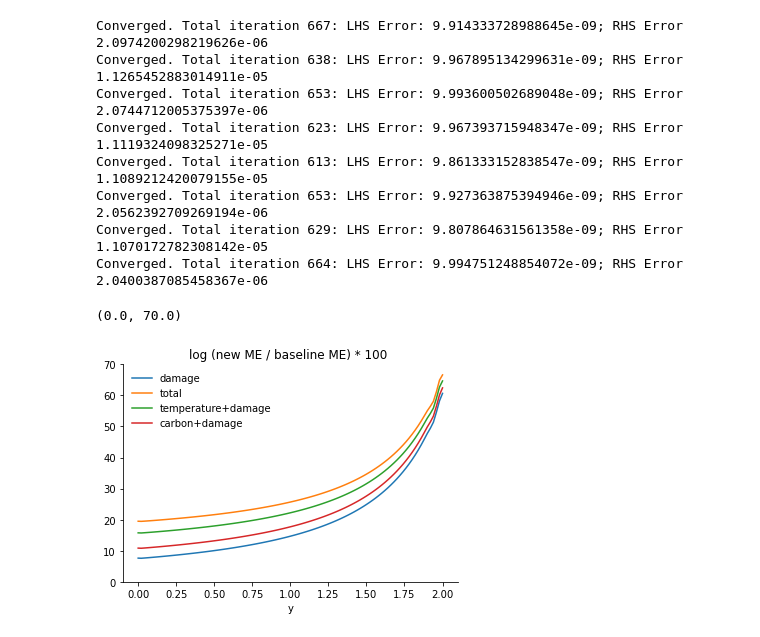
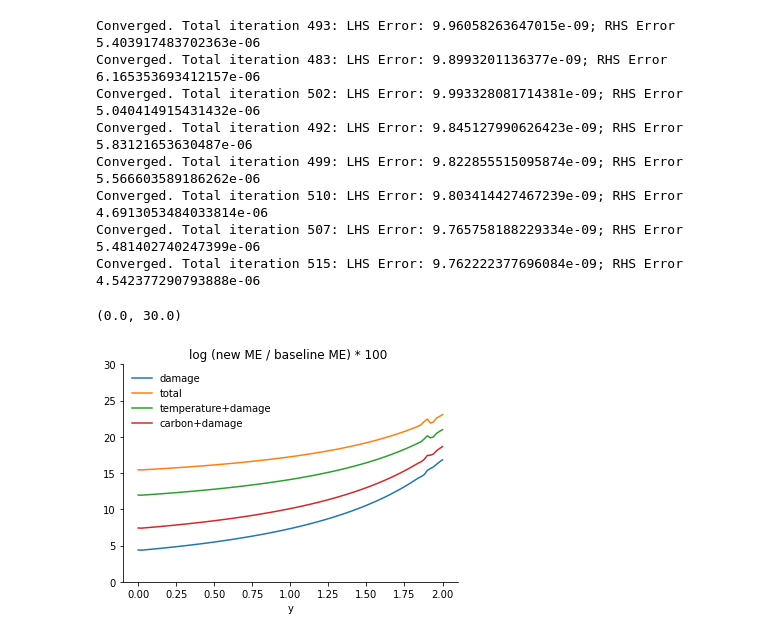
Before and after one commit to lphansen/ClimateUncertaintySpillover, a Jupyter notebook: notebook/uncertainty_decomposition_new.ipynb, the cells around one changed output. Drawn from its saved outputs; the diff is of its cells as text; code cells hidden in the pictures.

```diff
--- a/notebook/uncertainty_decomposition_new.ipynb
+++ b/notebook/uncertainty_decomposition_new.ipynb
@@ -15,13 +15,15 @@ import matplotlib as mpl
 mpl.rcParams['axes.spines.right'] = False
 mpl.rcParams['axes.spines.top'] = False
 # %%
-ξ_w=1000.
-# ξ_p=1./20
-ξ_p=1./40
+ξ_w=100000.
+ξ_p=1./20
+# ξ_p=1./40
 ξ_a=1./10000
 
+# damage_setting={'γ_2p': np.array([0, .0197*2, .3853*2]),
+#                 'πd_o': np.array([1./3, 1./3, 1./3])}
 damage_setting={'γ_2p': np.array([0, .0197*2, .3853*2]),
-                'πd_o': np.array([1./3, 1./3, 1./3])}
+                'πd_o': np.array([.45, .45, .1])}
 
 η = .032
 δ = .01
@@ -60,7 +62,7 @@ for ϕ_i in ϕ_list:
 model_paras = (η, δ, θ, πc_o, σ_y, ξ_w, ξ_p, ξ_a, ς, γ_1, γ_2, y_bar, ϕ_i, πd_o)
 model_res = ode_y_jump_approach_one_boundary(y_grid_short, model_paras,
                                              v0=np.average(ϕ_i, weights=πd_o, axis=0),
-                                             ϵ=.5, tol=1e-8, max_iter=5_000, print_all=False)
+                                             ϵ=.5, tol=1e-8, max_iter=10_000, print_all=False)
 
 ME_total = δ*η/model_res['e_tilde']
 # %% [output]
@@ -158,28 +160,27 @@ model_res_new = uncertainty_decomposition(y_grid_short, model_paras_new,
                                           v0=None, ϵ=.5, tol=1e-8, max_iter=10_000, print_all=False)
 ME_baseline = model_res_new['ME']
 # %% [output]
-Converged. Total iteration 667: LHS Error: 9.914333728988645e-09; RHS Error 2.0974200298219626e-06
-Converged. Total iteration 638: LHS Error: 9.967895134299631e-09; RHS Error 1.1265452883014911e-05
-Converged. Total iteration 653: LHS Error: 9.993600502689048e-09; RHS Error 2.0744712005375397e-06
-Converged. Total iteration 623: LHS Error: 9.967393715948347e-09; RHS Error 1.1119324098325271e-05
-Converged. Total iteration 613: LHS Error: 9.861333152838547e-09; RHS Error 1.1089212420079155e-05
-Converged. Total iteration 653: LHS Error: 9.927363875394946e-09; RHS Error 2.0562392709269194e-06
-Converged. Total iteration 629: LHS Error: 9.807864631561358e-09; RHS Error 1.1070172782308142e-05
-Converged. Total iteration 664: LHS Error: 9.994751248854072e-09; RHS Error 2.0400387085458367e-06
+Converged. Total iteration 493: LHS Error: 9.96058263647015e-09; RHS Error 5.403917483702363e-06
+Converged. Total iteration 483: LHS Error: 9.8993201136377e-09; RHS Error 6.165353693412157e-06
+Converged. Total iteration 502: LHS Error: 9.993328081714381e-09; RHS Error 5.040414915431432e-06
+Converged. Total iteration 492: LHS Error: 9.845127990626423e-09; RHS Error 5.83121653630487e-06
+Converged. Total iteration 499: LHS Error: 9.822855515095874e-09; RHS Error 5.566603589186262e-06
+Converged. Total iteration 510: LHS Error: 9.803414427467239e-09; RHS Error 4.6913053484033814e-06
+Converged. Total iteration 507: LHS Error: 9.765758188229334e-09; RHS Error 5.481402740247399e-06
+Converged. Total iteration 515: LHS Error: 9.762222377696084e-09; RHS Error 4.542377290793888e-06
 # %%
 plt.title('log (new ME / baseline ME) * 100 ')
 # plt.plot(y_grid_short, np.log(ME_temp/ME_baseline)*(100), label='temperature')
 # plt.plot(y_grid_short, np.log(ME_carb/ME_baseline)*(100), label='carbon')
 plt.plot(y_grid_short, np.log(ME_damage/ME_baseline)*(100), label='damage')
 plt.plot(y_grid_short, np.log(ME_total/ME_baseline)*(100), label='total')
 plt.plot(y_grid_short, np.log(ME_temp_damage/ME_baseline)*(100), label='temperature+damage')
 plt.plot(y_grid_short, np.log(ME_carb_damage/ME_baseline)*(100), label='carbon+damage')
 # plt.plot(y_grid_short, np.log(ME_total_check/ME_baseline)*(100), label='total check')
 
-
 plt.legend(frameon=False)
 plt.xlabel('y')
-plt.ylim(0, 70)1
+plt.ylim(0, 30)
 # %% [output]
-(0.0, 70.0)
+(0.0, 30.0)
-[figure, old version]
+[figure, new version]
```
Also changed, not shown: parts of 7 cells of this notebook, 29 other files.
